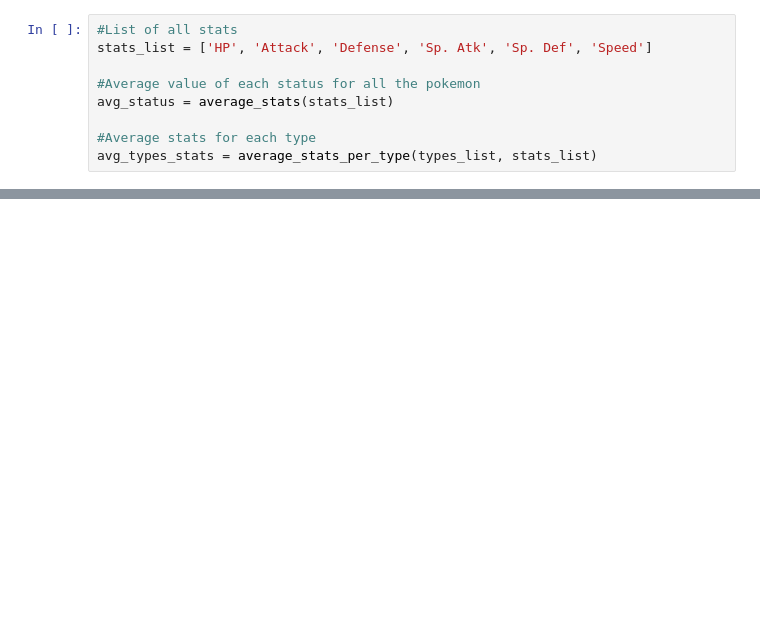
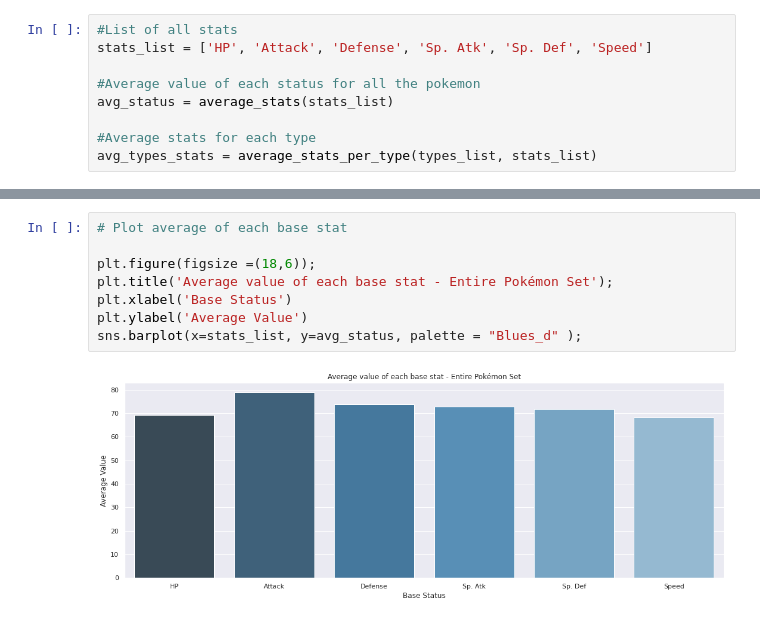
Before and after one commit to rpdieego/IndigoTortoise-pkmn-notebooks, a Jupyter notebook: IndigoTortoise_pkmn.ipynb, the cells around one changed output, grey strips where cells are left out. Cells and saved outputs as stored; diff of their text form; blank space fills up the shorter version.

```diff
--- a/IndigoTortoise_pkmn.ipynb
+++ b/IndigoTortoise_pkmn.ipynb
@@ -414,0 +446,10 @@ pkmn_df.head()
+# %%
+# Plot average of each base stat
+
+plt.figure(figsize =(18,6));
+plt.title('Average value of each base stat - Entire Pokémon Set');
+plt.xlabel('Base Status')
+plt.ylabel('Average Value')
+sns.barplot(x=stats_list, y=avg_status, palette = "Blues_d" );
+# %% [output]
+[figure, added]
```
Also changed, not shown: parts of 10 cells of this notebook.
